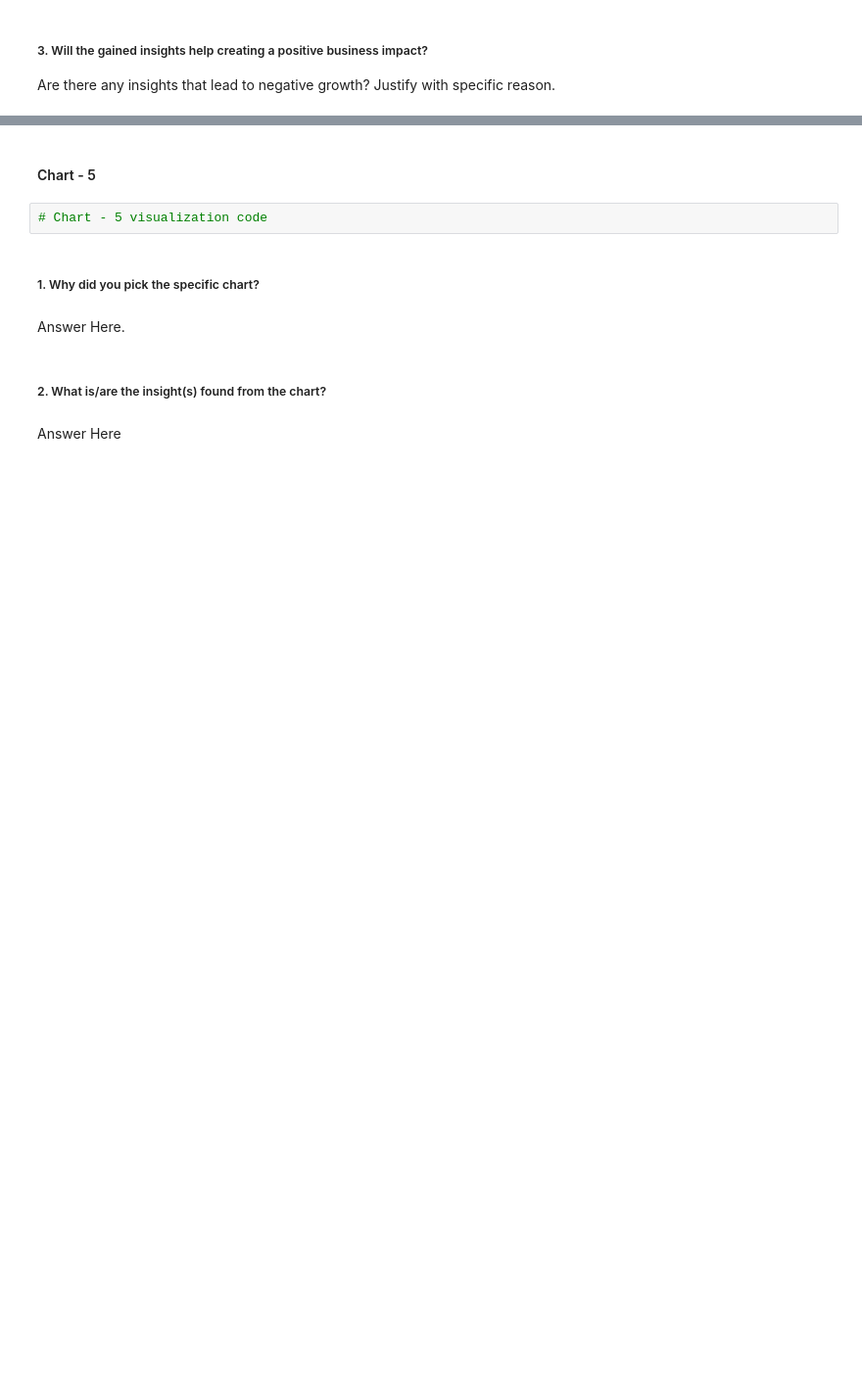
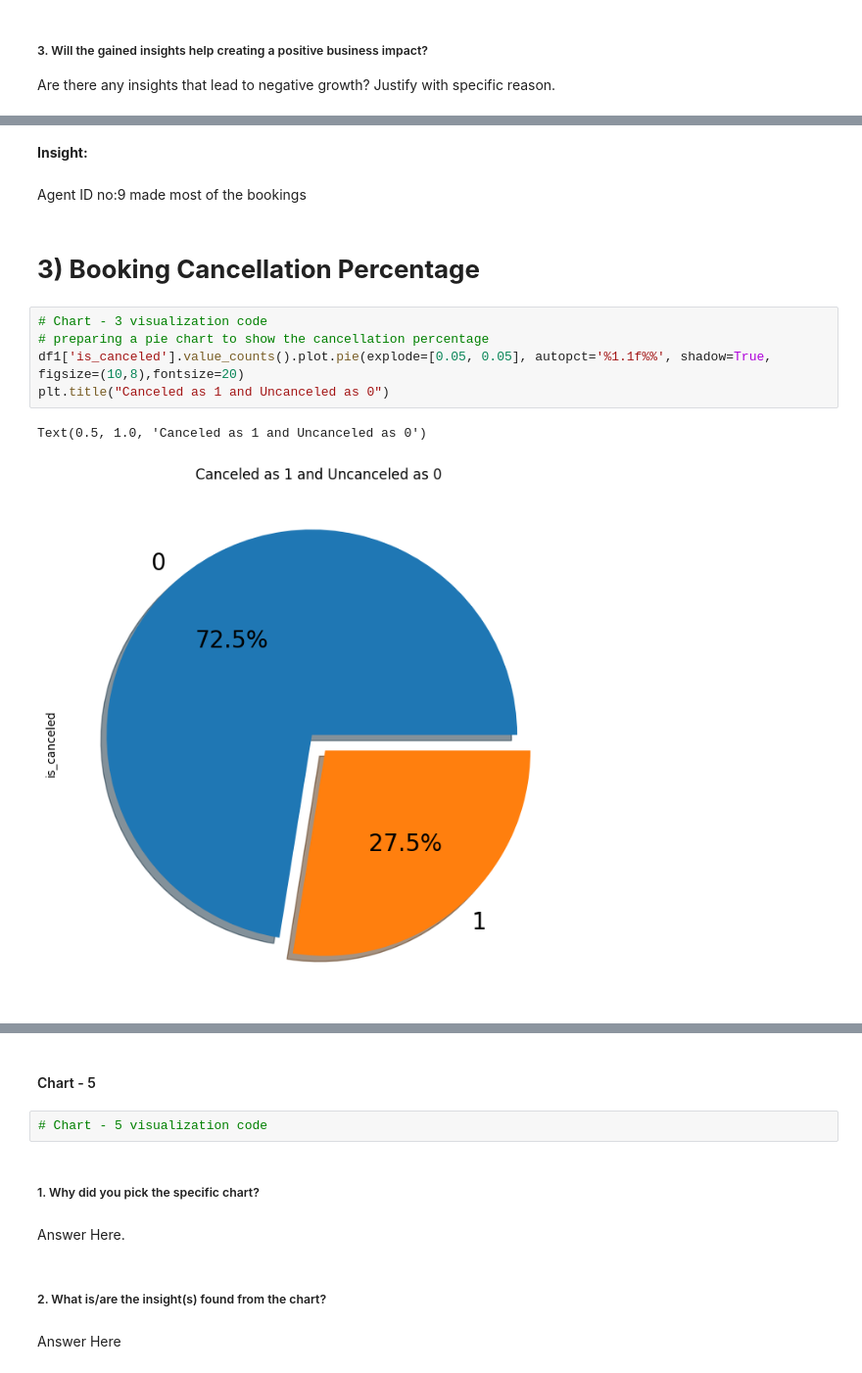
Before and after one commit to pranabrout/EDA-on-Hotel-Booking-Analysis, a Jupyter notebook: EDA_on_Hotel_Booking_Analysis_Capstone_Project_1.ipynb, the cells around one changed output, grey strips where cells are left out. Shown: that part at 98% size. Cells and saved outputs as stored; diff of their text form; blank space fills up the shorter version.

```diff
--- a/EDA_on_Hotel_Booking_Analysis_Capstone_Project_1.ipynb
+++ b/EDA_on_Hotel_Booking_Analysis_Capstone_Project_1.ipynb
@@ -311,0 +455,14 @@ Answer Here
+# %% [markdown]
+**Insight:**
+# %% [markdown]
+Agent ID no:9 made most of the bookings
+# %% [markdown]
+# **3) Booking Cancellation Percentage**
+# %%
+# Chart - 3 visualization code
+# preparing a pie chart to show the cancellation percentage
+df1['is_canceled'].value_counts().plot.pie(explode=[0.05, 0.05], autopct='%1.1f%%', shadow=True, figsize=(10,8),fontsize=20)
+plt.title("Canceled as 1 and Uncanceled as 0")
+# %% [output]
+Text(0.5, 1.0, 'Canceled as 1 and Uncanceled as 0')
+[figure, added]
```
Also changed, not shown: parts of 71 cells of this notebook.
